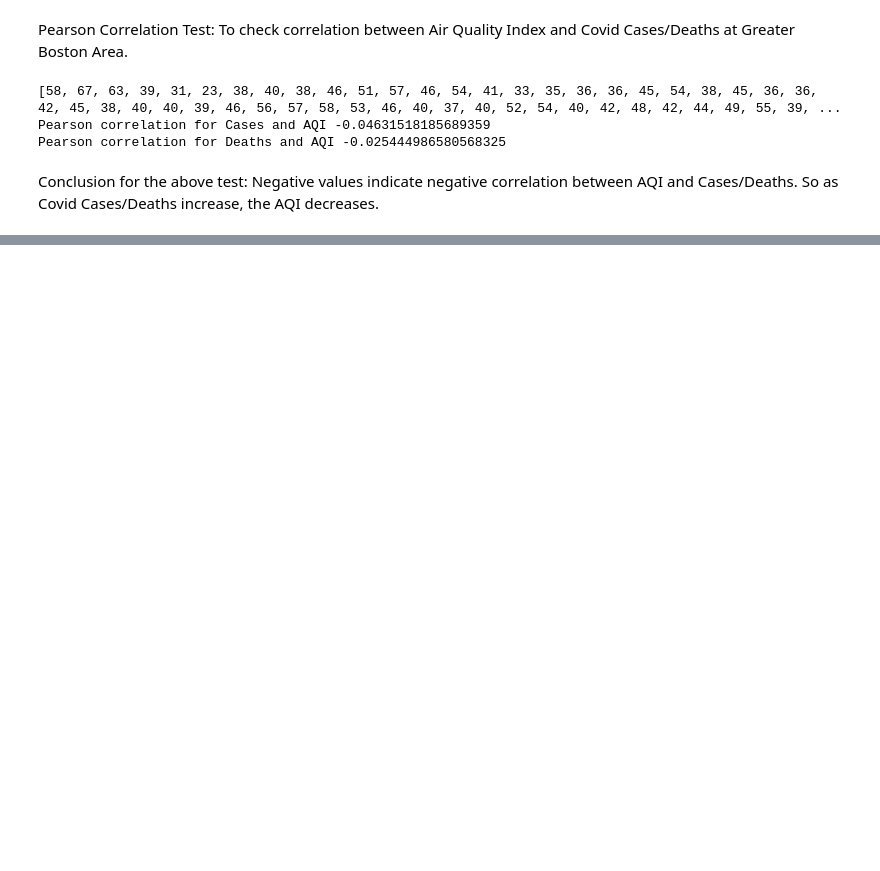
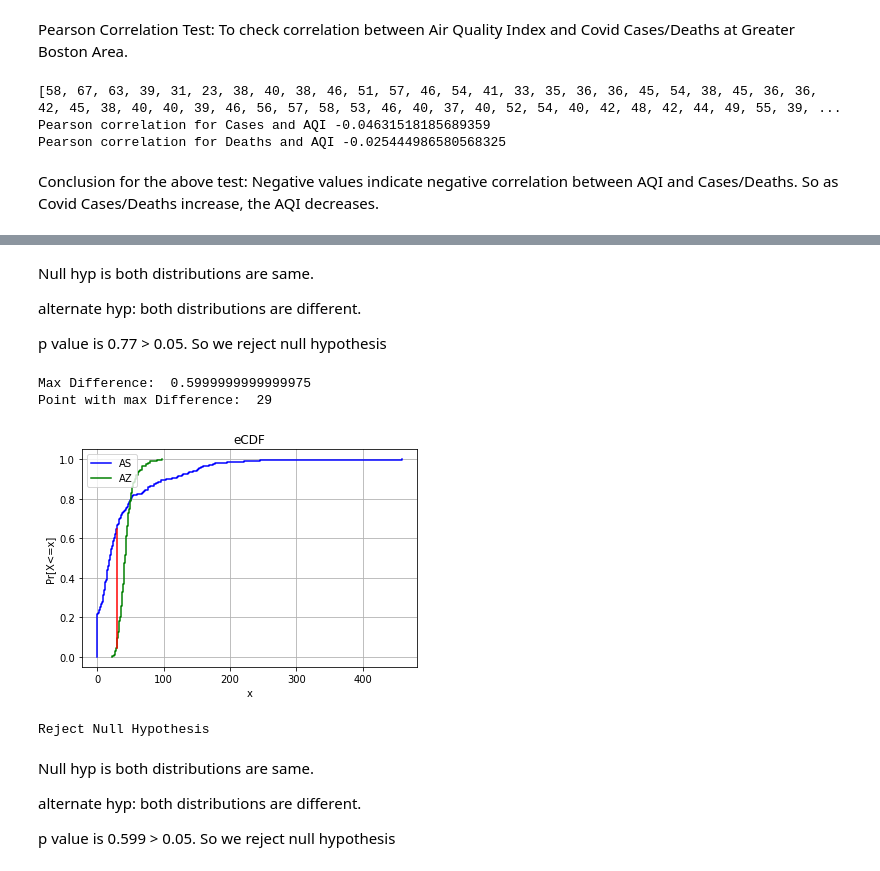
Before and after one commit to manikanta-t/cse544-spring21-finalproject, a Jupyter notebook: prob_stat_final_project.ipynb, the cells around one changed output, grey strips where cells are left out. Cells and saved outputs as stored; diff of their text form; code cells hidden in the pictures; blank space fills up the shorter version.

```diff
--- a/prob_stat_final_project.ipynb
+++ b/prob_stat_final_project.ipynb
@@ -2268,0 +2465,61 @@ Conclusion for the above test: Negative values indicate negative correlation bet
+# %% [markdown]
+Null hyp is both distributions are same.
+
+alternate hyp: both distributions are different.
+
+p value is 0.77 > 0.05. So we reject null hypothesis
+# %%
+X = deaths_ma
+Y = aqi
+# plot the graphs
+plt.figure('eCDF')
+x1, y1 = plot_eCDF(X, 'AS', color='blue')
+x2, y2 = plot_eCDF(Y, 'AZ', color='green')
+
+max_difference = 0
+point = 0
+point_y1 = 0
+point_y2 = 0
+i = 0
+j = 0
+while i < len(x2):
+    y2_left, y2_right = y2[i], y2[i + 1]
+    while j + 2 < len(x1) and x1[j + 2] < x2[i]:
+        j += 2
+    if x2[i] == x1[j]:
+        y1_left, y1_right = y1[j], y1[j + 1]
+    else:
+        y1_left, y1_right = y1[j + 1], y1[j + 1]
+    if max_difference < np.max([max_difference, np.absolute(y1_left - y2_left), np.absolute(y1_right - y2_right)]):
+        max_difference = np.max([max_difference, np.absolute(y1_left - y2_left), np.absolute(y1_right - y2_right)])
+        point_y1 = y1_left
+        point_y2 = y2_left
+        point = x2[i]
+    i += 2
+print('Max Difference: ', max_difference)
+print('Point with max Difference: ', point)
+
+# graph properties
+plt.plot([point, point], [point_y1, point_y2], color='red')
+plt.xlabel('x')
+plt.ylabel('Pr[X<=x]')
+plt.title('eCDF')
+plt.legend(loc="upper left")
+plt.grid()
+plt.show()
+
+if max_difference > 0.05:
+    print('Reject Null Hypothesis')
+else:
+    print('Accept Null Hypothesis')
+# %% [output]
+Max Difference:  0.5999999999999975
+Point with max Difference:  29
+[figure, added]
+Reject Null Hypothesis
+# %% [markdown]
+Null hyp is both distributions are same.
+
+alternate hyp: both distributions are different.
+
+p value is 0.599 > 0.05. So we reject null hypothesis
```
Also changed, not shown: parts of 42 cells of this notebook.
